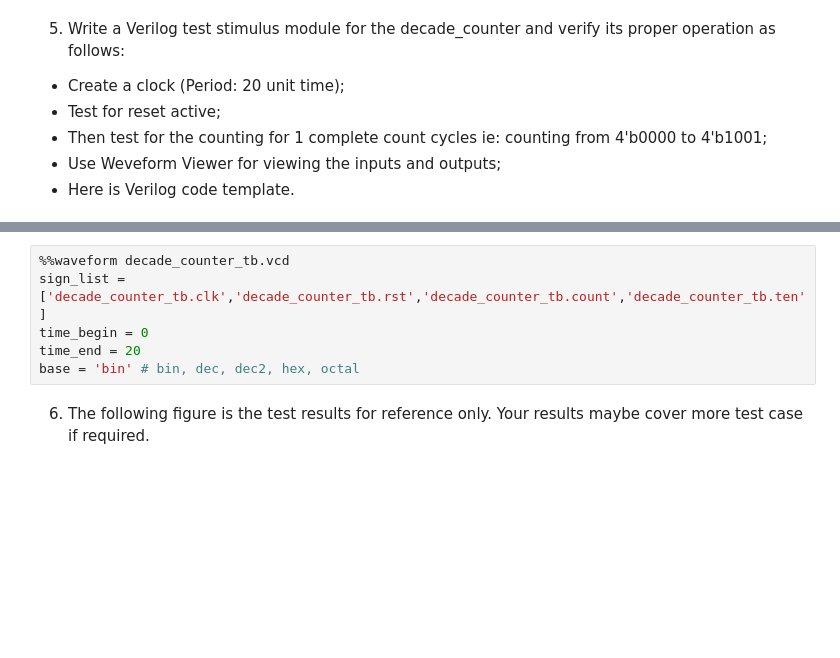
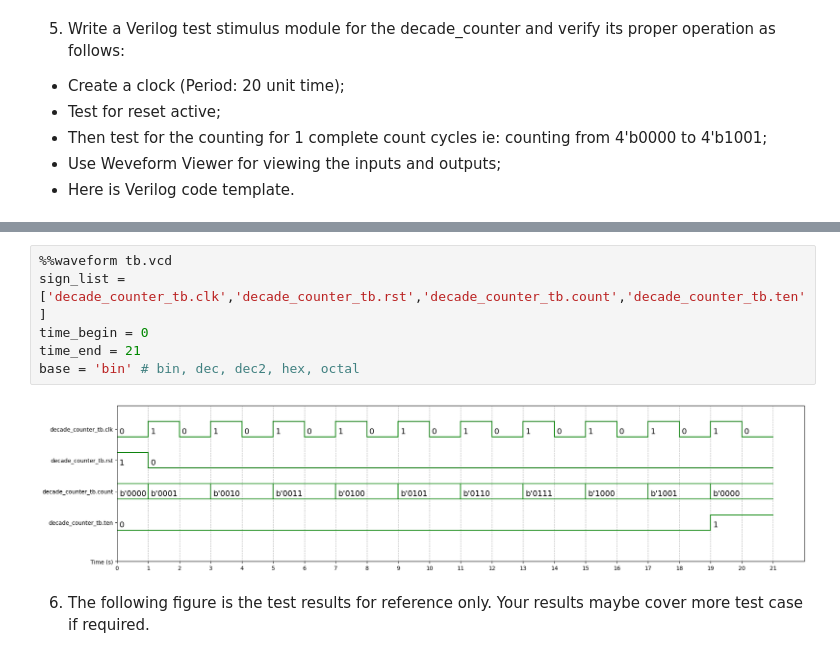
Before and after one commit to friyk/DSL-30.110, a Jupyter notebook: HW3/VerilogGitHomework.ipynb, the cells around one changed output, grey strips where cells are left out. Saved outputs shown, nothing was run; the diff lists cells and outputs as text; blank space fills up the shorter version.

```diff
--- a/HW3/VerilogGitHomework.ipynb
+++ b/HW3/VerilogGitHomework.ipynb
@@ -117,9 +115,11 @@ FileNotFoundError: [Errno 2] No such file or directory: '/content/code.out'
 # %%
-%%waveform decade_counter_tb.vcd
+%%waveform tb.vcd
 sign_list = ['decade_counter_tb.clk','decade_counter_tb.rst','decade_counter_tb.count','decade_counter_tb.ten']
 time_begin = 0
-time_end = 20
+time_end = 21
 base = 'bin' # bin, dec, dec2, hex, octal
+# %% [output]
+[figure, added]
 # %% [markdown]
 6. The following figure is the test results for reference only. Your results maybe cover more test case if required.
 # %% [markdown]
```
Also changed, not shown: parts of 1 cell of this notebook.
